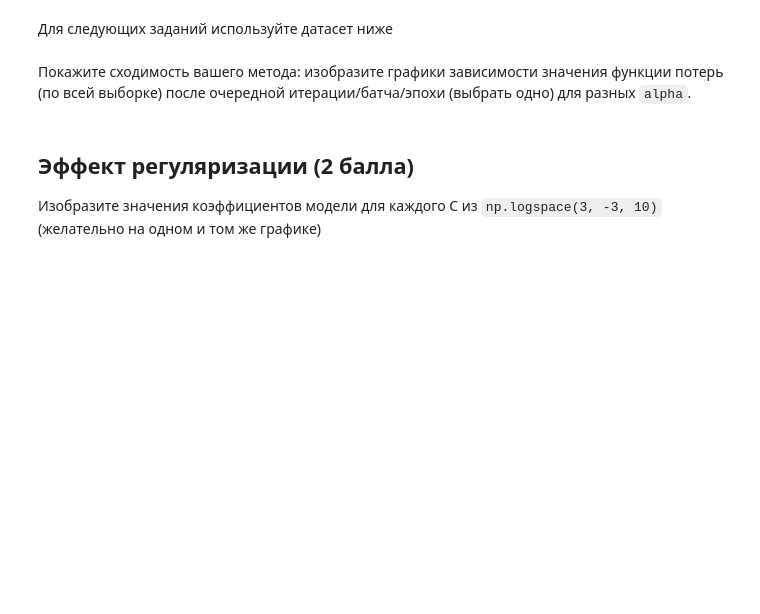
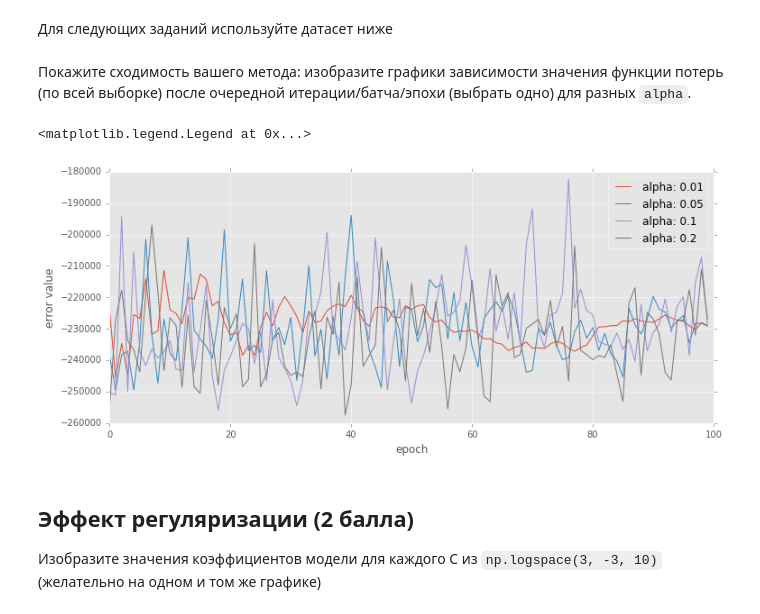
Before and after one commit to jumpinsky/Spheremailru-DMalgoritms, a Jupyter notebook: hw4-lin-model/Afanaseva_hw4-lin-models.ipynb, the cells around one changed output. Drawn from its saved outputs; the diff is of its cells as text; code cells hidden in the pictures; blank space fills up the shorter version.

```diff
--- a/hw4-lin-model/Afanaseva_hw4-lin-models.ipynb
+++ b/hw4-lin-model/Afanaseva_hw4-lin-models.ipynb
@@ -229,12 +229,15 @@ X, y = make_classification(n_samples=100000, n_features=10,
 # %%
 ## Your Code Here
 for alpha in (0.01, 0.05, 0.1, 0.2):
-    model = MySGDClassifier(alpha=alpha, max_epoch=300, C=200, batch_size=10)
+    model = MySGDClassifier(alpha=alpha, max_epoch=100, C=200, batch_size=100)
     model.fit(X, y)
     plt.plot(model.errors, label='alpha: ' + str(alpha))
 plt.ylabel('error value')
 plt.xlabel('epoch')
 plt.legend()
+# %% [output]
+<matplotlib.legend.Legend at 0x...>
+[figure, added]
 # %% [markdown]
 ## Эффект регуляризации (2 балла)
 
```
Also changed, not shown: parts of 15 cells of this notebook.
